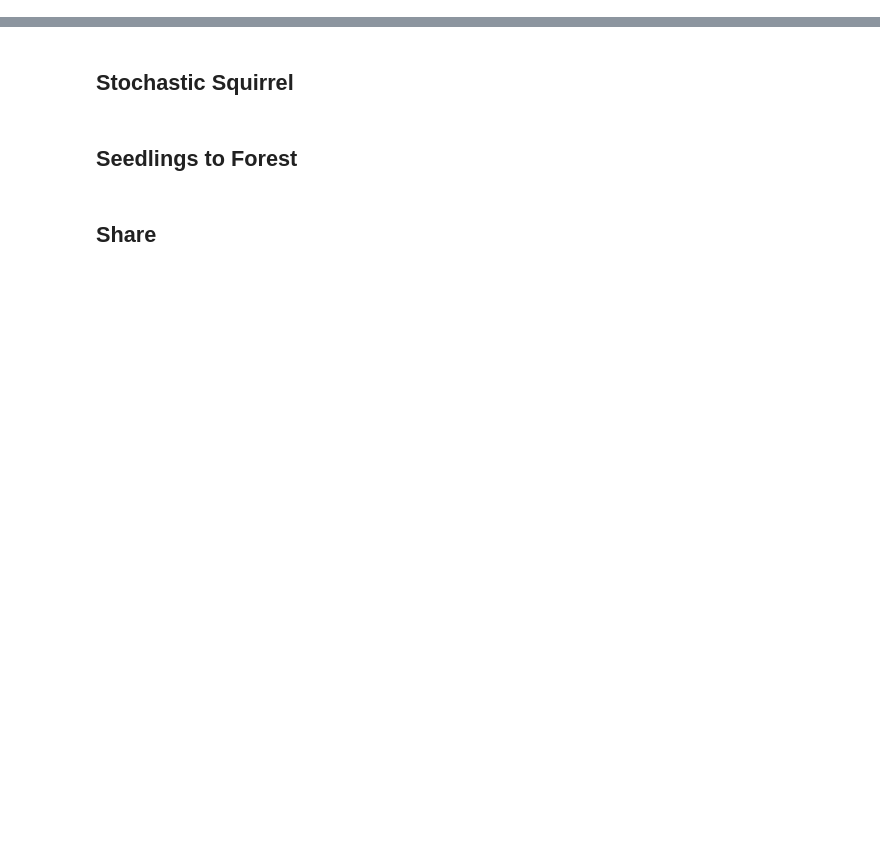
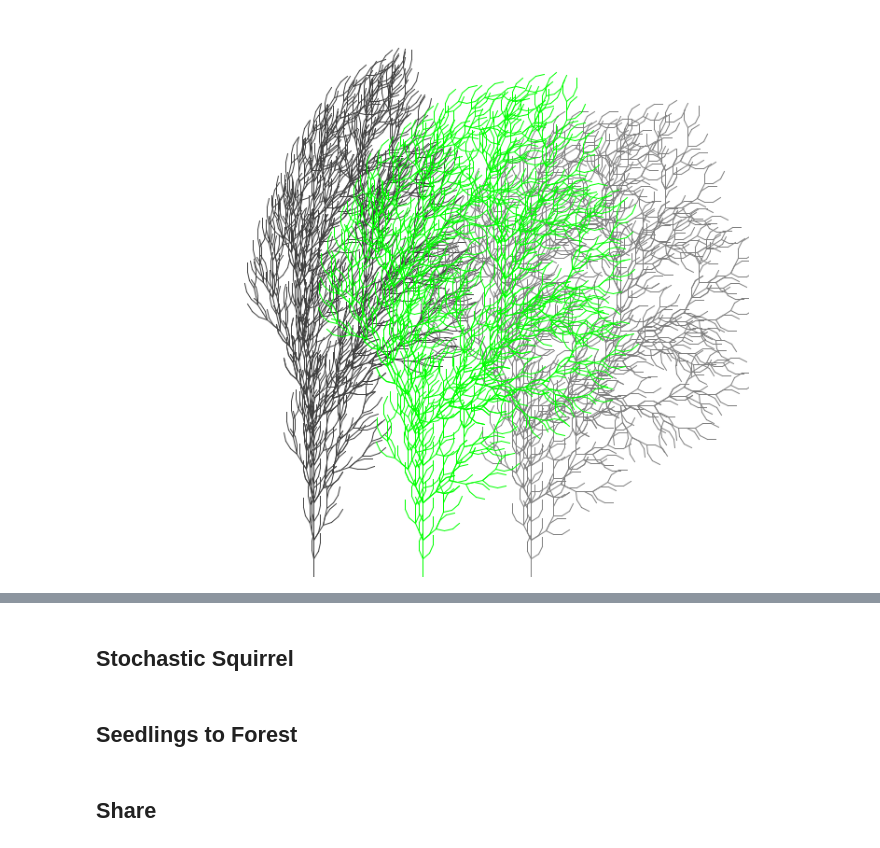
Before and after one commit to maiatoday/ForestWalk, a Jupyter notebook: book/Forest.ipynb, the cells around one changed output, grey strips where cells are left out. Drawn from its saved outputs; the diff is of its cells as text; code cells hidden in the pictures; blank space fills up the shorter version.

```diff
--- a/book/Forest.ipynb
+++ b/book/Forest.ipynb
@@ -47,3 +81,55 @@ Turtles [vs](https://www.diffen.com/difference/Tortoise_vs_Turtle) Tortoises [vs
+# %%
+import net.maiatoday.forestwalk.lsystem.plant
+import net.maiatoday.forestwalk.tools.canvas
+
+val p = plant {
+    seed = "F"
+    rules = mapOf(
+//        "F" to "F[+F]F[-F]F"
+//            "F" to "F[+F]F[-F][F]"
+        "F" to "FF-[-F+F+F]+[+F-F-F]"
+//        "X" to "F[+X]F[-X]+X",
+//        "F" to "FF"
+    )
+    grow(4)
+}
+
+val p2 = plant {
+    seed = "F"
+    rules = mapOf(
+        "F" to "FF-[-F+F+F]+[+F-F-F]"
+    )
+    sprout(4, listOf(0.7))
+}
+
+canvas(700, 600) { width, height ->
+
+    goTortoise(
+        startX = width / 3,
+        startY = height,
+        angleChangeDeg = 17.0,
+        length = 10,
+        bluePrint = p2.bluePrint,
+        penColors = listOf(Color.DARK_GRAY)
+    )
+    goTortoise(
+        startX = 2 * width / 3,
+        startY = height,
+        angleChangeDeg = 29.0,
+        length = 10,
+        bluePrint = p.bluePrint,
+        penColors = listOf(Color.GRAY)
+    )
+    goTortoise(
+        startX = width / 2,
+        startY = height,
+        angleChangeDeg = 25.5,
+        length = 10,
+        bluePrint = p.bluePrint
+    )
+}
+# %% [output]
+[figure, added]
 # %%
 import net.maiatoday.forestwalk.lsystem.goTortoise
 import net.maiatoday.forestwalk.lsystem.plant
```
Also changed, not shown: parts of 20 cells of this notebook, 3 other files.
